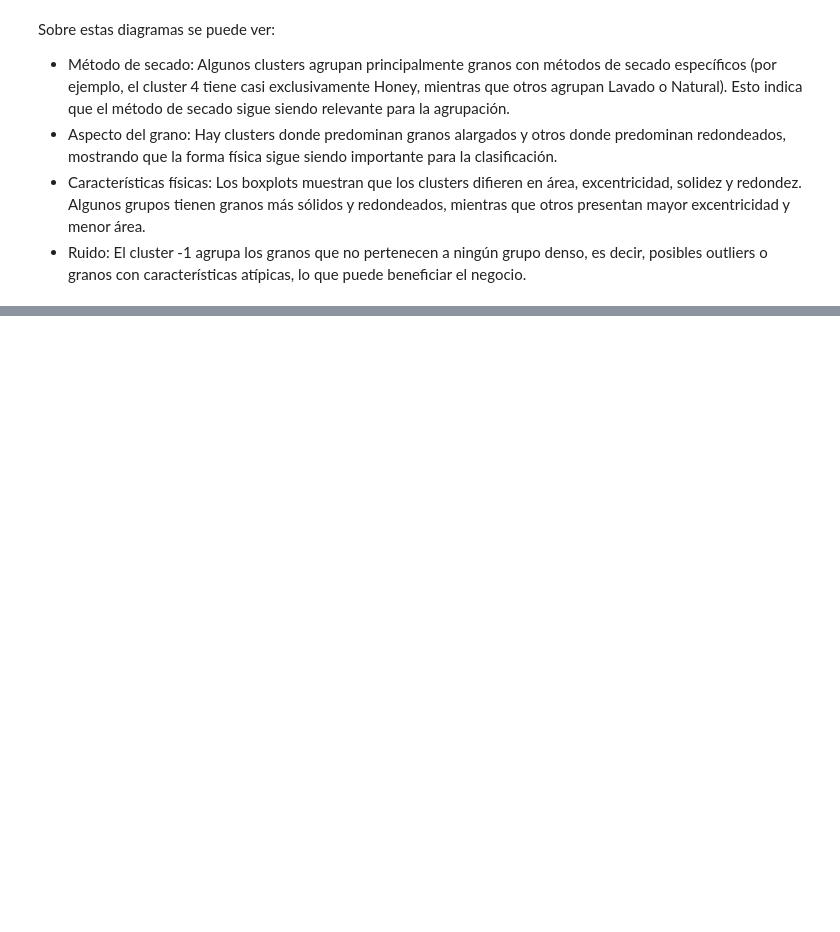
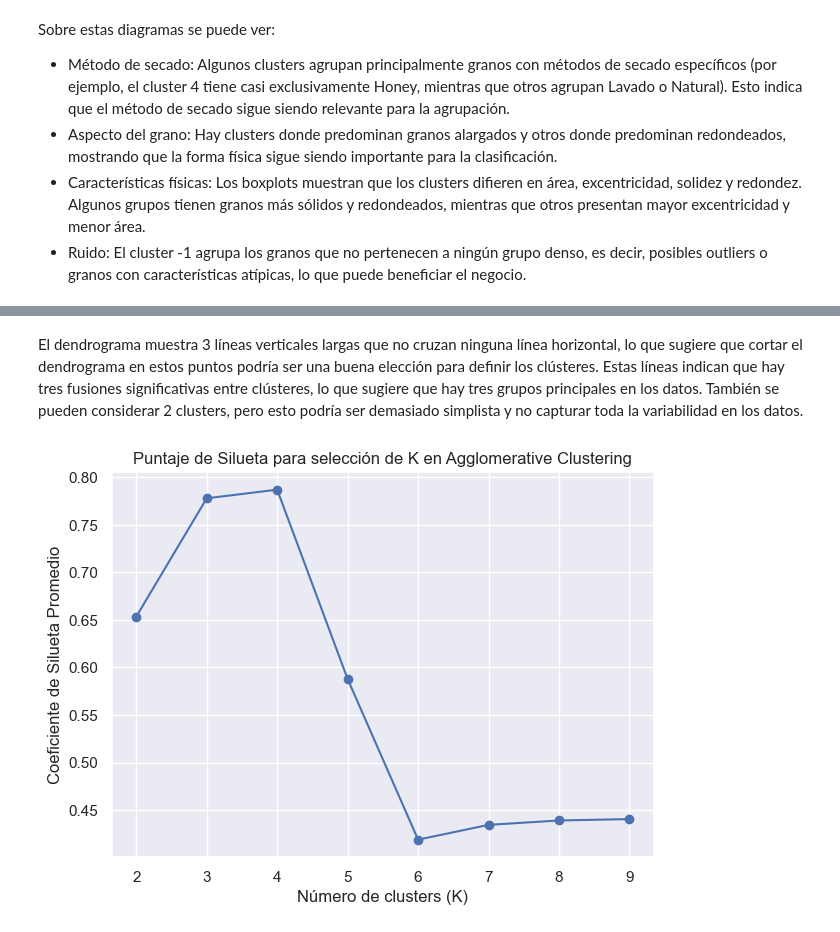
Before and after one commit to BILabsAndProjects/Lab2-Senecafe, a Jupyter notebook: Laboratorio2.ipynb, the cells around one changed output, grey strips where cells are left out. Saved outputs shown, nothing was run; the diff lists cells and outputs as text; code cells hidden in the pictures; blank space fills up the shorter version.

```diff
--- a/Laboratorio2.ipynb
+++ b/Laboratorio2.ipynb
@@ -903,12 +981,14 @@ Se evidencia que el coeficiente de silueta (sin ruido, ya que este considera a t
 Asimismo, ya elegido el eps, se hacen pruebas para evaluar cual es la mejor muestra para entrenar el algoritmo
 # %%
 eps = 0.3
-for min_samples in [5,10,15,20,25,30,40]:
+for min_samples in [5, 10, 15, 20, 25, 30, 40]:
     dbscan = DBSCAN(eps=eps, min_samples=min_samples)
     labels = dbscan.fit_predict(df_clean)
     n_clusters = len(set(labels)) - (1 if -1 in labels else 0)
     n_noise = list(labels).count(-1)
-    print(f"eps={eps}: clusters={n_clusters}, ruido={n_noise}, min_sample={min_samples}")
+    print(
+        f"eps={eps}: clusters={n_clusters}, ruido={n_noise}, min_sample={min_samples}"
+    )
 
     mask = labels != -1
     if mask.sum() > 1 and len(set(labels[mask])) > 1:
@@ -1074,0 +1216,23 @@ Sobre estas diagramas se puede ver:
+# %% [markdown]
+El dendrograma muestra 3 líneas verticales largas que no cruzan ninguna línea horizontal, lo que sugiere que cortar el dendrograma en estos puntos podría ser una buena elección para definir los clústeres. Estas líneas indican que hay tres fusiones significativas entre clústeres, lo que sugiere que hay tres grupos principales en los datos. También se pueden considerar 2 clusters, pero esto podría ser demasiado simplista y no capturar toda la variabilidad en los datos.
+# %%
+silhouette_scores = []
+clusters_range = range(2, 10)
+
+for k in clusters_range:
+    aggl_model = AgglomerativeClustering(n_clusters=k)
+    labels = aggl_model.fit_predict(X)
+
+    # Calcular el silhouette score
+    score = silhouette_score(X, labels)
+    silhouette_scores.append(score)
+
+plt.figure(figsize=(7, 5))
+plt.plot(clusters_range, silhouette_scores, marker="o")
+plt.title("Puntaje de Silueta para selección de K en Agglomerative Clustering")
+plt.xlabel("Número de clusters (K)")
+plt.ylabel("Coeficiente de Silueta Promedio")
+plt.grid(True)
+plt.show()
+# %% [output]
+[figure, added]
```
Also changed, not shown: parts of 55 cells of this notebook, 1 other file.
